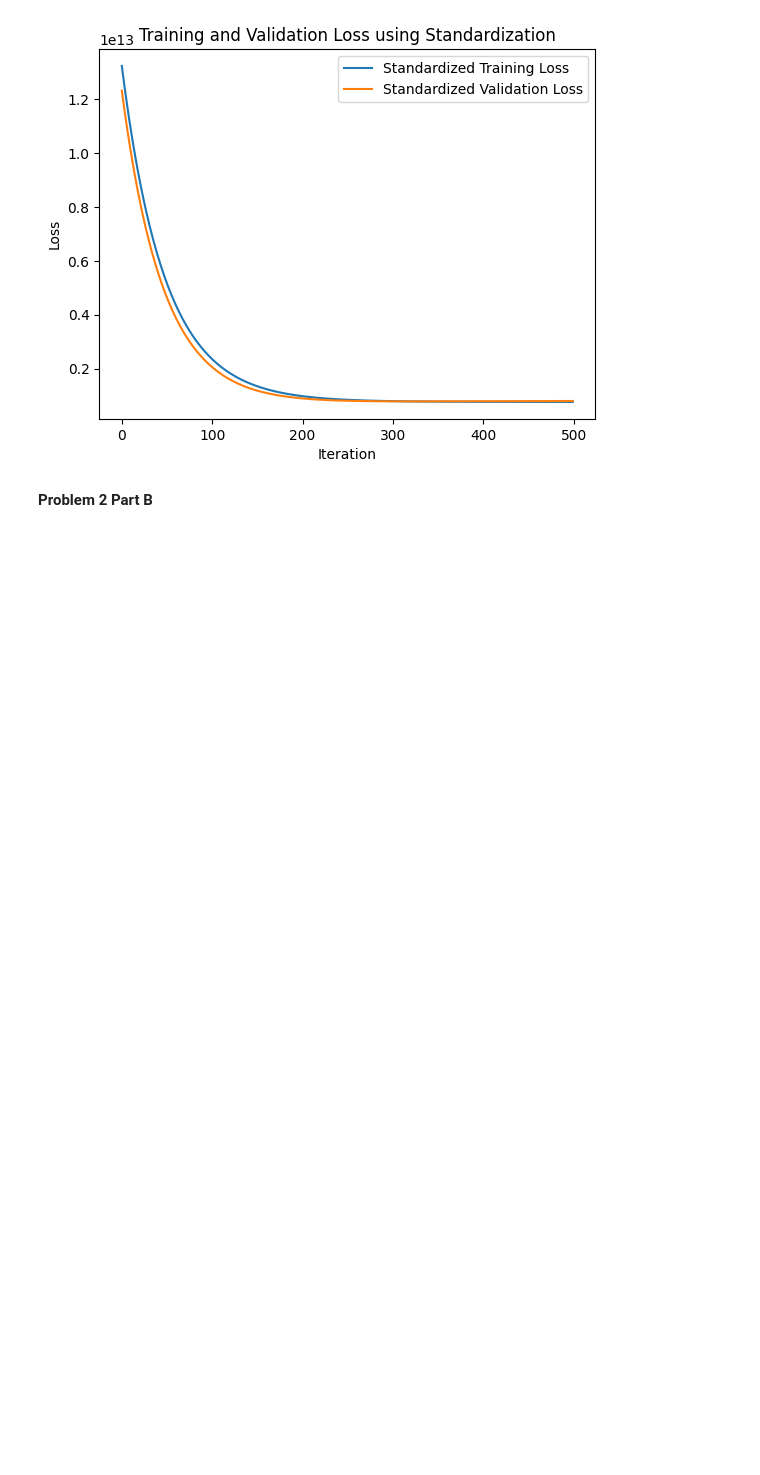
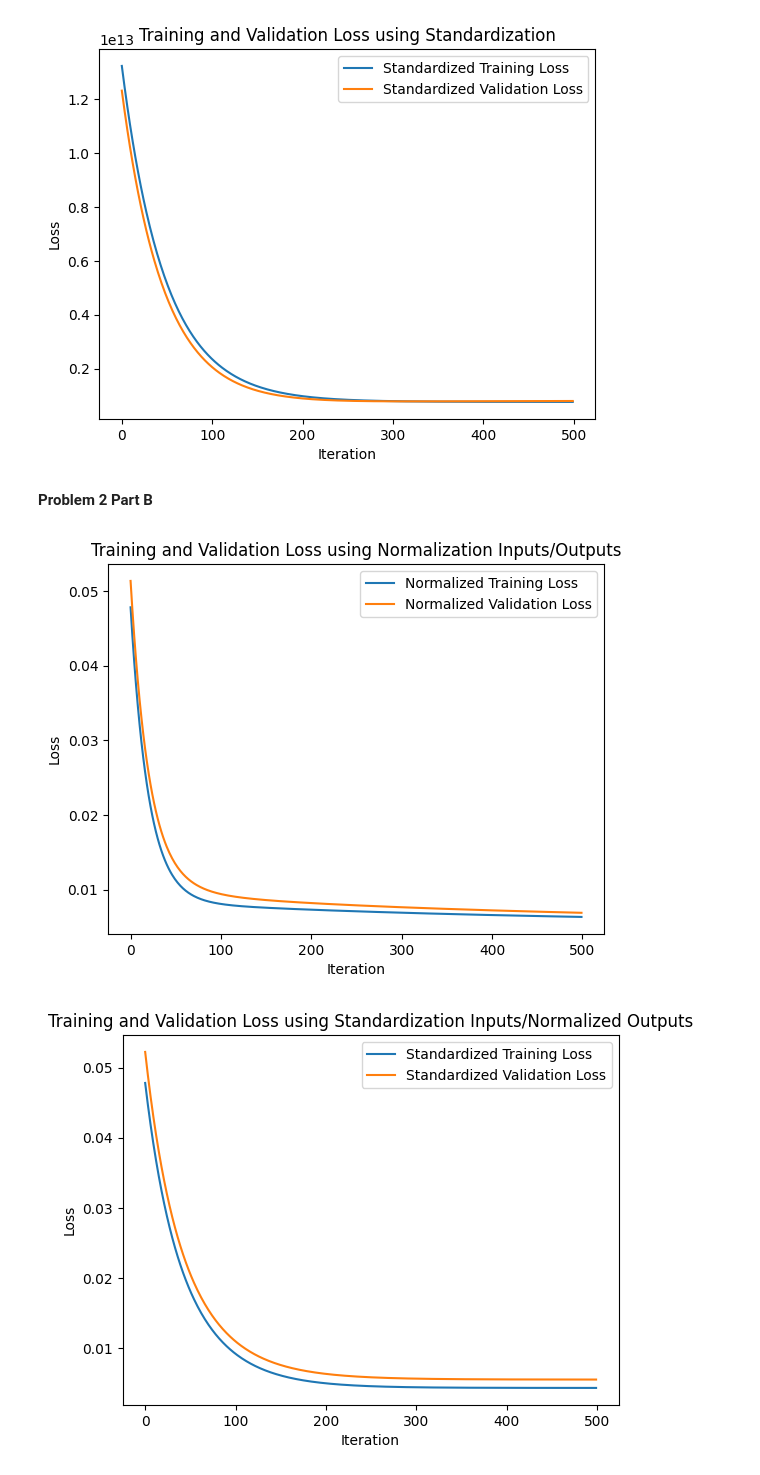
Before and after one commit to Adn02/Intro-to-ML, a Jupyter notebook: Homework/HW2/HW2Q2.ipynb, the cells around one changed output. Saved outputs shown, nothing was run; the diff lists cells and outputs as text; code cells hidden in the pictures; blank space fills up the shorter version.

```diff
--- a/Homework/HW2/HW2Q2.ipynb
+++ b/Homework/HW2/HW2Q2.ipynb
@@ -114,29 +123,32 @@ plt.show()
 # %% [markdown]
 **Problem 2 Part B**
 # %%
-# # Include all inputs except for furnishingstatus
-# inputs = x_train.columns.tolist()
-# learning_rate = 0.01
-# iterations = 500
+# Include all inputs except for furnishingstatus
+inputs = norm_training.columns.tolist()
+learning_rate = 0.01
+iterations = 500
 
-# # Training with normalized inputs and outputs
-# norm_train_losses, norm_valid_losses = train_model(inputs, norm_training, norm_validation, norm_y_train, norm_y_valid, learning_rate, iterations)
-# # Training with standardized inputs and normalized outputs
-# stardard_train_losses, standard_valid_losses = train_model(inputs, standard_training, standard_validation, norm_y_train, norm_y_valid, learning_rate, iterations)
+# Training with normalized inputs and outputs
+norm_train_losses, norm_valid_losses = train_model(inputs, norm_training, norm_validation, norm_y_train, norm_y_valid, learning_rate, iterations)
+# Training with standardized inputs and normalized outputs
+std_train_losses, std_valid_losses = train_model(inputs, std_training, std_validation, norm_y_train, norm_y_valid, learning_rate, iterations)
 
-# # Plot the losses
-# plt.plot(norm_train_losses, label="Normalized Training Loss")
-# plt.plot(norm_valid_losses, label="Normalized Validation Loss")
-# plt.xlabel("Iteration")
-# plt.ylabel("Loss")
-# plt.legend()
-# plt.title("Training and Validation Loss using Normalization Inputs/Outputs")
-# plt.show()
+# Plot the losses
+plt.plot(norm_train_losses, label="Normalized Training Loss")
+plt.plot(norm_valid_losses, label="Normalized Validation Loss")
+plt.xlabel("Iteration")
+plt.ylabel("Loss")
+plt.legend()
+plt.title("Training and Validation Loss using Normalization Inputs/Outputs")
+plt.show()
 
-# plt.plot(stardard_train_losses, label="Standardized Training Loss")
-# plt.plot(standard_valid_losses, label="Standardized Validation Loss")
-# plt.xlabel("Iteration")
-# plt.ylabel("Loss")
-# plt.legend()
-# plt.title("Training and Validation Loss using Standardization Inputs/Normalized Outputs")
-# plt.show()
+plt.plot(std_train_losses, label="Standardized Training Loss")
+plt.plot(std_valid_losses, label="Standardized Validation Loss")
+plt.xlabel("Iteration")
+plt.ylabel("Loss")
+plt.legend()
+plt.title("Training and Validation Loss using Standardization Inputs/Normalized Outputs")
+plt.show()
+# %% [output]
+[figure, added]
+[figure, added]
```
Also changed, not shown: parts of 2 cells of this notebook.
